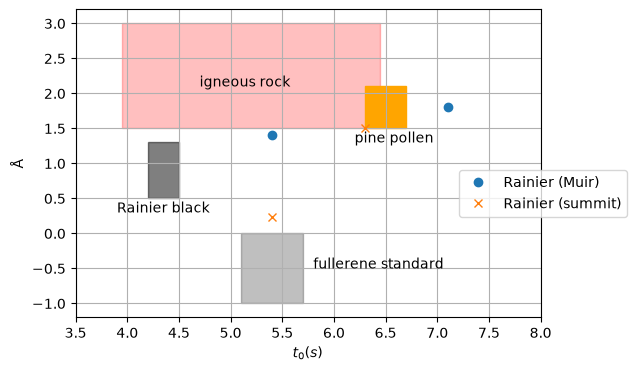
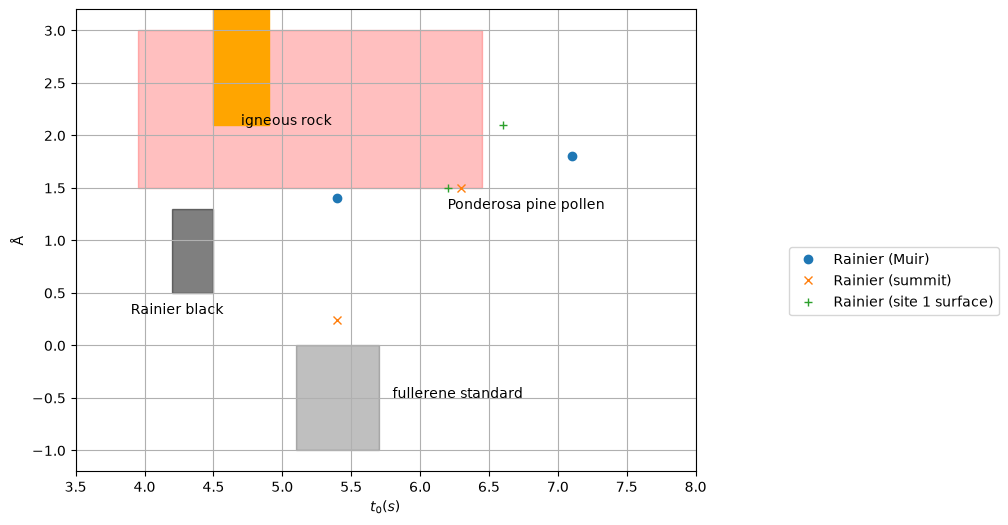
The notebook cell's code change between the first figure and the second:
--- before
+++ after
@@ -1,3 +1,3 @@
-fig, ax = plt.subplots(figsize=(6,4))
+fig, ax = plt.subplots(figsize=(8,6))
 plt.xlim([3.5, 8])
 plt.xlabel("$t_0 (s)$")
@@ -10,6 +10,6 @@
 plt.text(4.7, 2.1, 'igneous rock')
 
-rect = Rectangle((6.3, 1.5), 0.4, 0.6, fill=True, color='orange', alpha=1); ax.add_patch(rect)
-plt.text(6.2,1.3,'pine pollen')
+rect = Rectangle((4.5, 2.1), 0.4, 1.1, fill=True, color='orange', alpha=1); ax.add_patch(rect)
+plt.text(6.2,1.3,'Ponderosa pine pollen')
 
 rect = Rectangle((4.2, 0.5), 0.3, 0.8, fill=True, color='black', alpha=alpha); ax.add_patch(rect)
@@ -27,3 +27,8 @@
 plt.plot(MtRainierSummit_t0,MtRainierSummit_AAE,'x',label='Rainier (summit)')
 
-ax.legend(bbox_to_anchor=(1.2, 0.5))
+Rainier_UPS_UPS_UPS_2025_07_03_01_1C_AAE = np.array([2.1, 1.5])
+Rainier_UPS_UPS_UPS_2025_07_03_01_1C_t0 = np.array([6.6, 6.2])
+plt.plot(Rainier_UPS_UPS_UPS_2025_07_03_01_1C_t0,Rainier_UPS_UPS_UPS_2025_07_03_01_1C_AAE,'+',label='Rainier (site 1 surface)')
+
+
+ax.legend(bbox_to_anchor=(1.5, 0.5))

Commit: ISSW ponderosa pine pollen